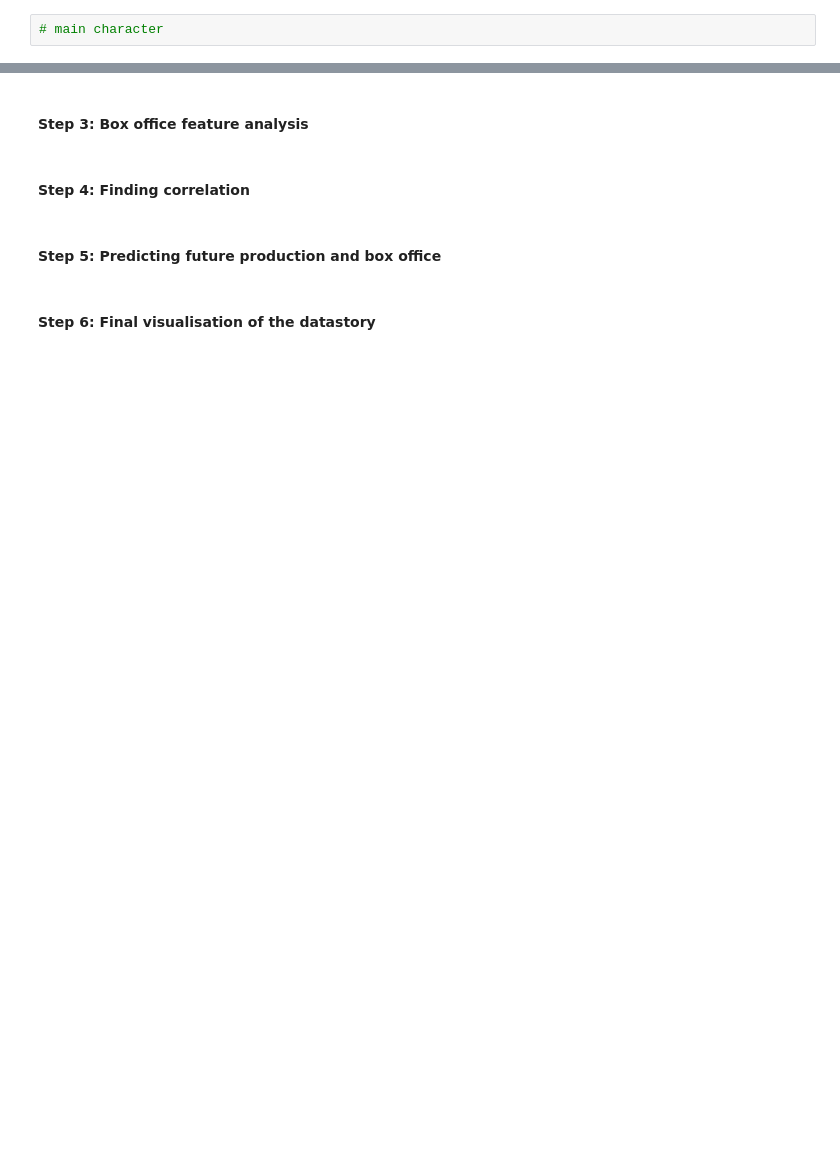
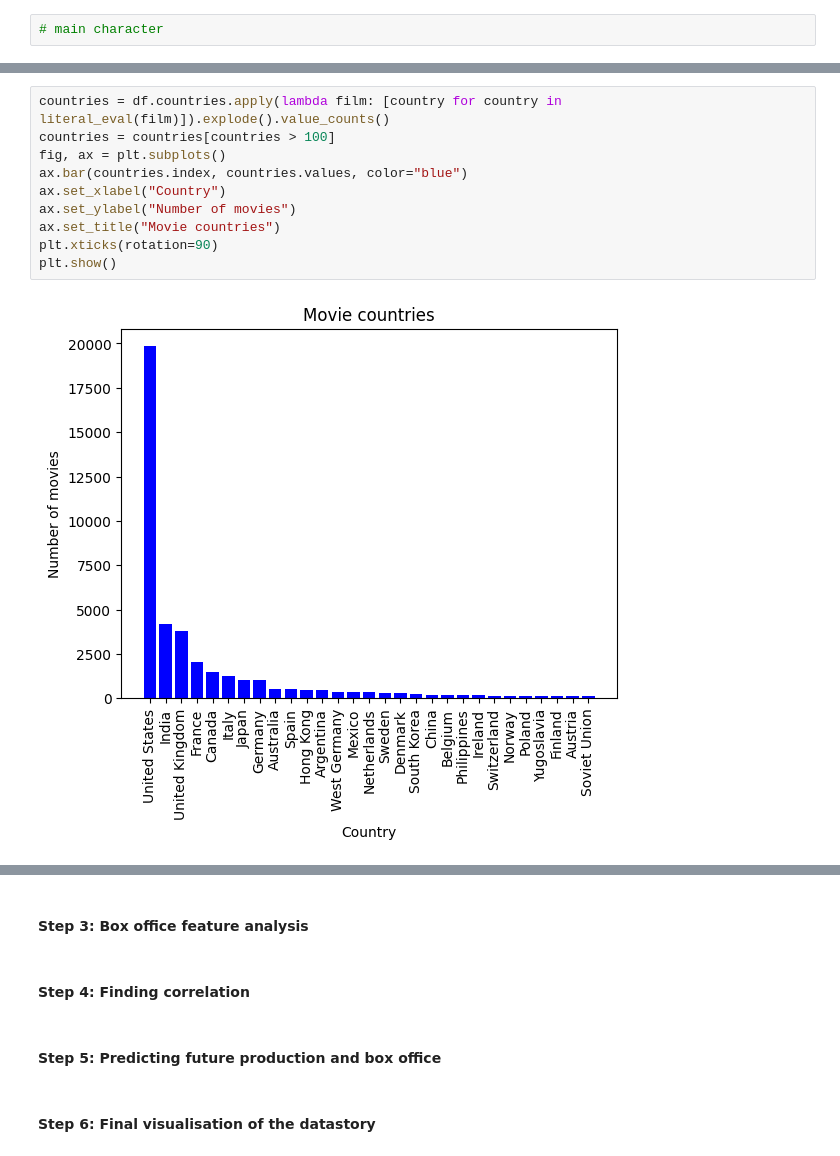
Before and after one commit to epfl-ada/ada-2022-project-r4d4r, a Jupyter notebook: main.ipynb, the cells around one changed output, grey strips where cells are left out. Drawn from its saved outputs; the diff is of its cells as text; blank space fills up the shorter version.

```diff
--- a/main.ipynb
+++ b/main.ipynb
@@ -89,0 +124,12 @@ df.to_csv("./Data/cleaned_data.csv")
+# %%
+countries = df.countries.apply(lambda film: [country for country in literal_eval(film)]).explode().value_counts()
+countries = countries[countries > 100]
+fig, ax = plt.subplots()
+ax.bar(countries.index, countries.values, color="blue")
+ax.set_xlabel("Country")
+ax.set_ylabel("Number of movies")
+ax.set_title("Movie countries")
+plt.xticks(rotation=90)
+plt.show()
+# %% [output]
+[figure, added]
```
Also changed, not shown: parts of 6 cells of this notebook, 1 other file.
